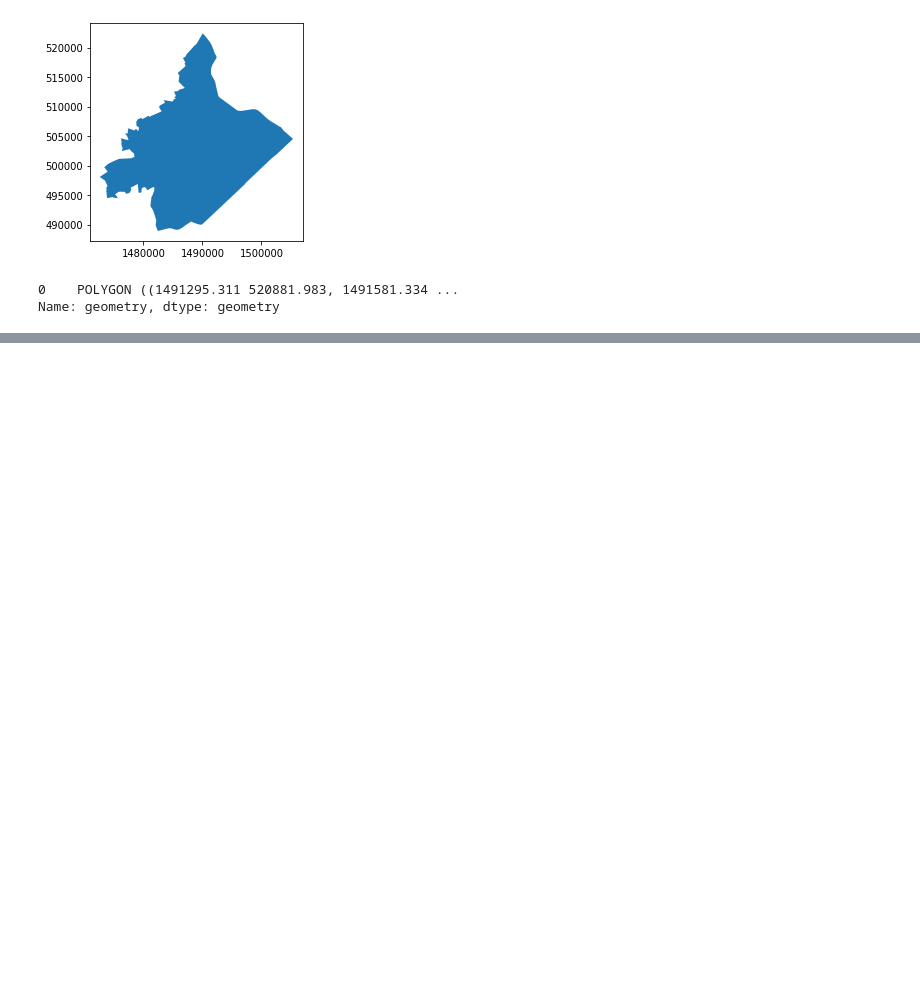
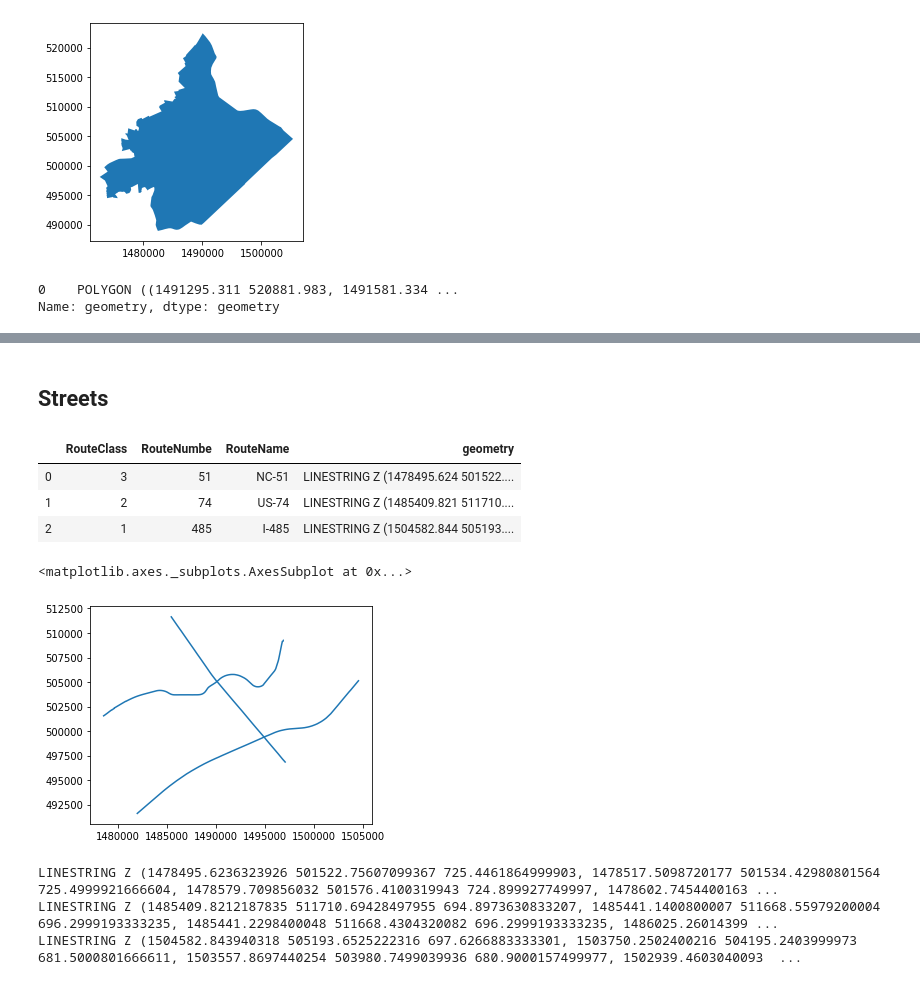
Before and after one commit to NRavi01/EquitySimulationCity, a Jupyter notebook: reading_shapefiles.ipynb, the cells around one changed output, grey strips where cells are left out. Drawn from its saved outputs; the diff is of its cells as text; code cells hidden in the pictures; blank space fills up the shorter version.

```diff
--- a/reading_shapefiles.ipynb
+++ b/reading_shapefiles.ipynb
@@ -19,0 +127,22 @@ Name: geometry, dtype: geometry
+# %% [markdown]
+## Streets
+# %%
+streets = gpd.read_file("zip://./data/Streets.zip!Streets")
+streets.head()
+# %% [output]
+|  | RouteClass | RouteNumbe | RouteName | geometry |
+| 0 | 3 | 51 | NC-51 | LINESTRING Z (1478495.624 501522.... |
+| 1 | 2 | 74 | US-74 | LINESTRING Z (1485409.821 511710.... |
+| 2 | 1 | 485 | I-485 | LINESTRING Z (1504582.844 505193.... |
+# %%
+streets.plot()
+# %% [output]
+<matplotlib.axes._subplots.AxesSubplot at 0x...>
+[figure, added]
+# %%
+for street in streets.iterrows():
+    print(street[1].get("geometry"))
+# %% [output]
+LINESTRING Z (1478495.6236323926 501522.75607099367 725.4461864999903, 1478517.5098720177 501534.42980801564 725.4999921666604, 1478579.709856032 501576.4100319943 724.899927749997, 1478602.7454400163 ...
+LINESTRING Z (1485409.8212187835 511710.69428497955 694.8973630833207, 1485441.1400800007 511668.55979200004 696.2999193333235, 1485441.2298400048 511668.4304320082 696.2999193333235, 1486025.26014399 ...
+LINESTRING Z (1504582.843940318 505193.6525222316 697.6266883333301, 1503750.2502400216 504195.2403999973 681.5000801666611, 1503557.8697440254 503980.7499039936 680.9000157499977, 1502939.4603040093  ...
```
Also changed, not shown: parts of 14 cells of this notebook, 4 other files.
